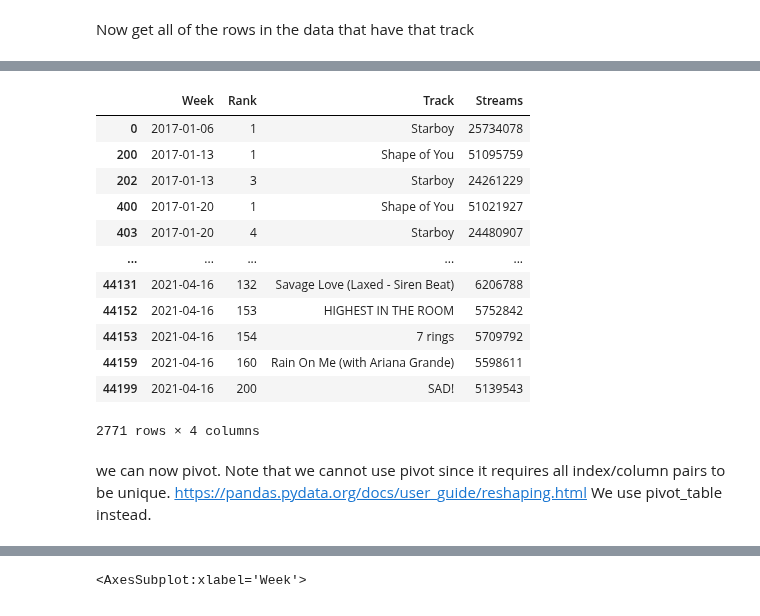
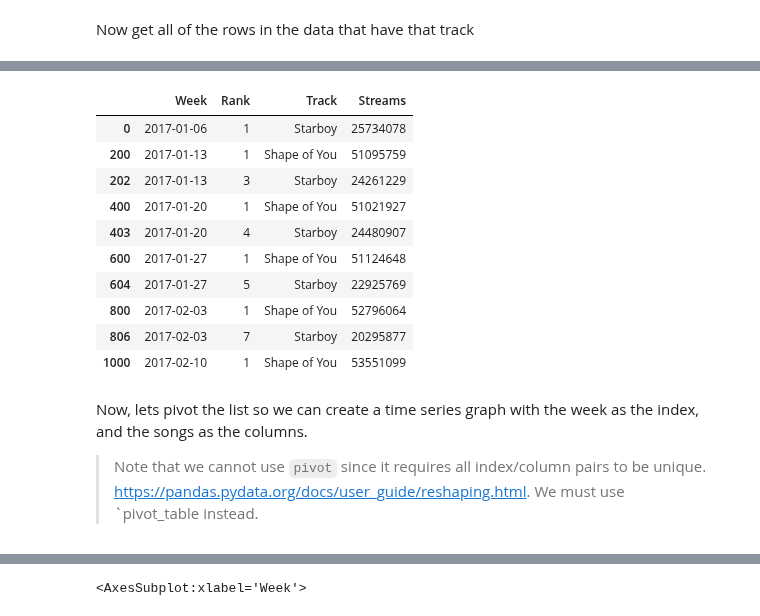
Before and after one commit to mblackstock/ds1-analytics, a Jupyter notebook: projects/spotify.ipynb, the cells around one changed output, grey strips where cells are left out. Saved outputs shown, nothing was run; the diff lists cells and outputs as text; code cells hidden in the pictures.

```diff
--- a/projects/spotify.ipynb
+++ b/projects/spotify.ipynb
@@ -156,24 +129,22 @@ dtypes: bool(1), int64(5), object(6)
 memory usage: 262.5+ KB
 # %%
-number_ones[['Week','Rank', 'Track', 'Streams']]
+number_ones[['Week','Rank', 'Track', 'Streams']].head(10)
 # %% [output]
 |  | Week | Rank | Track | Streams |
 | 0 | 2017-01-06 | 1 | Starboy | 25734078 |
 | 200 | 2017-01-13 | 1 | Shape of You | 51095759 |
 | 202 | 2017-01-13 | 3 | Starboy | 24261229 |
 | 400 | 2017-01-20 | 1 | Shape of You | 51021927 |
 | 403 | 2017-01-20 | 4 | Starboy | 24480907 |
-| ... | ... | ... | ... | ... |
-| 44131 | 2021-04-16 | 132 | Savage Love (Laxed - Siren Beat) | 6206788 |
-| 44152 | 2021-04-16 | 153 | HIGHEST IN THE ROOM | 5752842 |
-| 44153 | 2021-04-16 | 154 | 7 rings | 5709792 |
-| 44159 | 2021-04-16 | 160 | Rain On Me (with Ariana Grande) | 5598611 |
-| 44199 | 2021-04-16 | 200 | SAD! | 5139543 |
+| 600 | 2017-01-27 | 1 | Shape of You | 51124648 |
+| 604 | 2017-01-27 | 5 | Starboy | 22925769 |
+| 800 | 2017-02-03 | 1 | Shape of You | 52796064 |
+| 806 | 2017-02-03 | 7 | Starboy | 20295877 |
+| 1000 | 2017-02-10 | 1 | Shape of You | 53551099 |
-2771 rows × 4 columns
 # %% [markdown]
-we can now pivot.  Note that we cannot use pivot since it requires all index/column pairs to be unique.
-https://pandas.pydata.org/docs/user_guide/reshaping.html
-We use pivot_table instead.
+Now, lets pivot the list so we can create a time series graph with the week as the index, and the songs as the columns.
+>Note that we cannot use `pivot` since it requires all index/column pairs to be unique.
+https://pandas.pydata.org/docs/user_guide/reshaping.html.  We must use `pivot_table instead.
 # %%
 streams_by_song = number_ones.pivot_table(index=['Week'], columns='Track',values='Streams')
 streams_by_song
```
Also changed, not shown: parts of 29 cells of this notebook.
